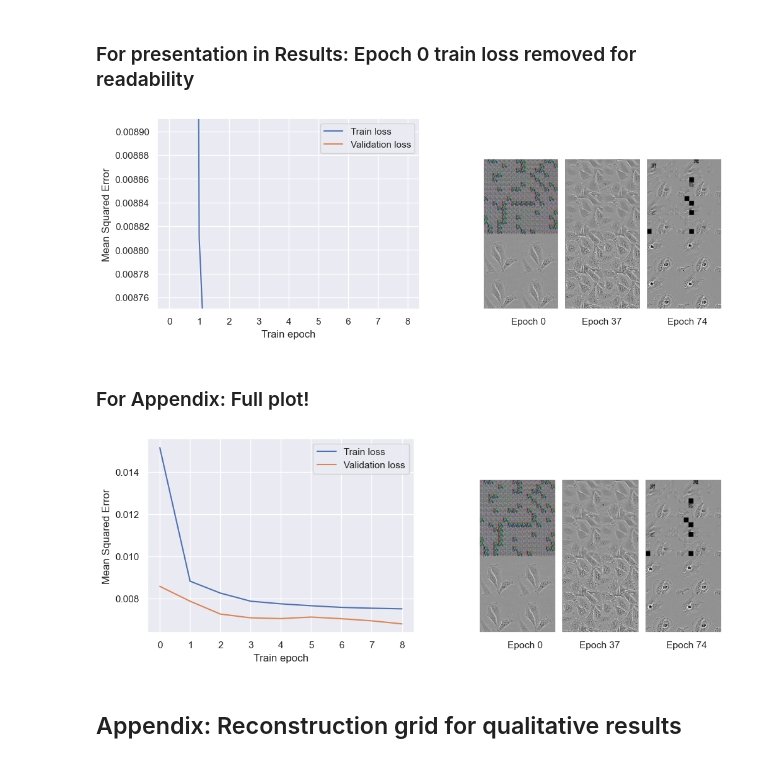
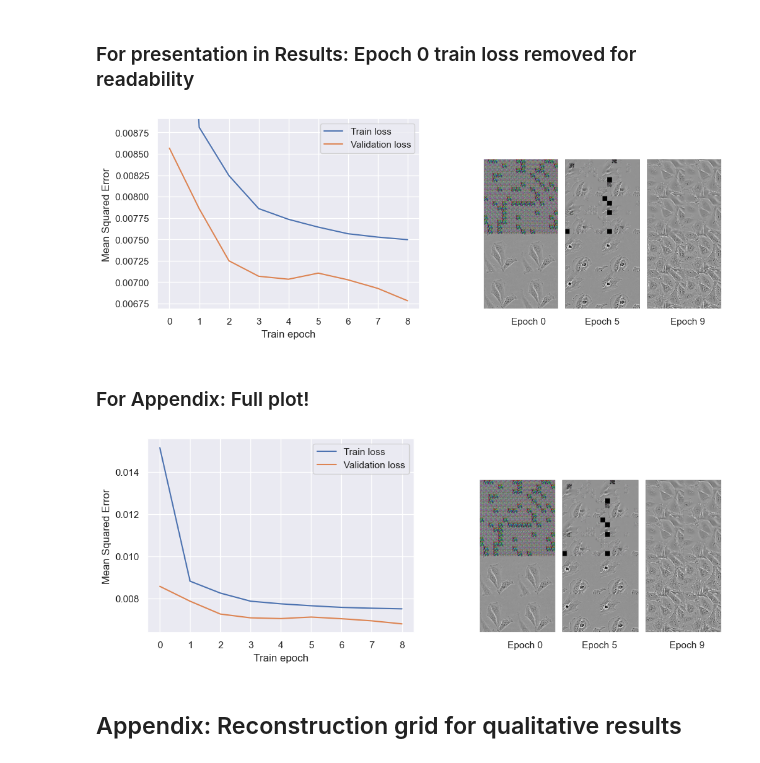
Before and after one commit to helalabcd/data_plots, a Jupyter notebook: pretrain/quads_mae_vit_huge_patch14/create_plot_p1 (1).ipynb, the cells around one changed output. Saved outputs shown, nothing was run; the diff lists cells and outputs as text; code cells hidden in the pictures.

```diff
--- a/pretrain/quads_mae_vit_huge_patch14/create_plot_p1 (1).ipynb
+++ b/pretrain/quads_mae_vit_huge_patch14/create_plot_p1 (1).ipynb
@@ -50,7 +50,7 @@ arr = np.array(Image.open("train_reconstructions/e0_i1001.png"))
 imgs = []
 padder = np.zeros(arr[59:427, 237:255].shape, dtype=int)
 padder[:] = 0
-for file in ["e0_i1001.png", "e9_i1001.png", "e5_i1001.png"]:
+for file in ["e0_i1001.png", "e5_i1001.png", "e9_i1001.png"]:
     file = "train_reconstructions/" + file
     arr = np.array(Image.open(file))
     imgs.append(arr[59:427, 237:420])
@@ -68,33 +68,33 @@ from matplotlib.patches import Circle
 # %%
 fig, ax = plt.subplots(1,2, figsize=(12,4))
 
 display_train_loss = [sum(elosses[x]) / (len(elosses[x])+1) for x in list(elosses.keys())]
 display_val_loss = val_loss
 
 #display_train_loss[0] = None
 
 ax.flat[0].plot(display_train_loss, label="Train loss")
 ax.flat[0].set_ylabel("Mean Squared Error")
 ax.flat[0].set_xlabel("Train epoch")
 ax.flat[0].plot(display_val_loss, label="Validation loss")
 ax.flat[0].legend()
-ax.flat[0].set_ylim(0.00875, display_train_loss[1] + 0.0001)
+ax.flat[0].set_ylim(min(display_val_loss) - 0.0001, display_train_loss[1] + 0.0001)
 
 n = 100
 display_predictions = np.pad(predictions, ((n, 0), (0, 0), (0, 0)), mode='constant', constant_values=0)
 ax.flat[1].imshow(display_predictions)
 ax.flat[1].get_yaxis().set_visible(False)
 ax.flat[1].get_xaxis().set_visible(True)
 
-ax.flat[1].set_xticks([110, 290, 500], ['Epoch 0', 'Epoch 37', 'Epoch 74'],
+ax.flat[1].set_xticks([110, 290, 500], ['Epoch 0', 'Epoch 5', 'Epoch 9'],
        rotation=0)
 ax.flat[1].set_facecolor("white")
 ax.flat[1].grid(False)
 
 
 plt.savefig("pretrain1_results.pdf")
 # %% [output]
-[figure, old version]
+[figure, new version]
 # %% [markdown]
 ### For Appendix: Full plot!
 # %%
@@ -115,14 +115,14 @@ ax.flat[1].imshow(display_predictions)
 ax.flat[1].get_yaxis().set_visible(False)
 ax.flat[1].get_xaxis().set_visible(True)
 
-ax.flat[1].set_xticks([110, 290, 500], ['Epoch 0', 'Epoch 37', 'Epoch 74'],
+ax.flat[1].set_xticks([110, 290, 500], ['Epoch 0', 'Epoch 5', 'Epoch 9'],
        rotation=0)
 ax.flat[1].set_facecolor("white")
 ax.flat[1].grid(False)
 
 plt.savefig("pretrain1_appendix.pdf")
 # %% [output]
-[figure, old version]
+[figure, new version]
 # %% [markdown]
 ## Appendix: Reconstruction grid for qualitative results
 # %%
```
Also changed, not shown: 23 other files.
